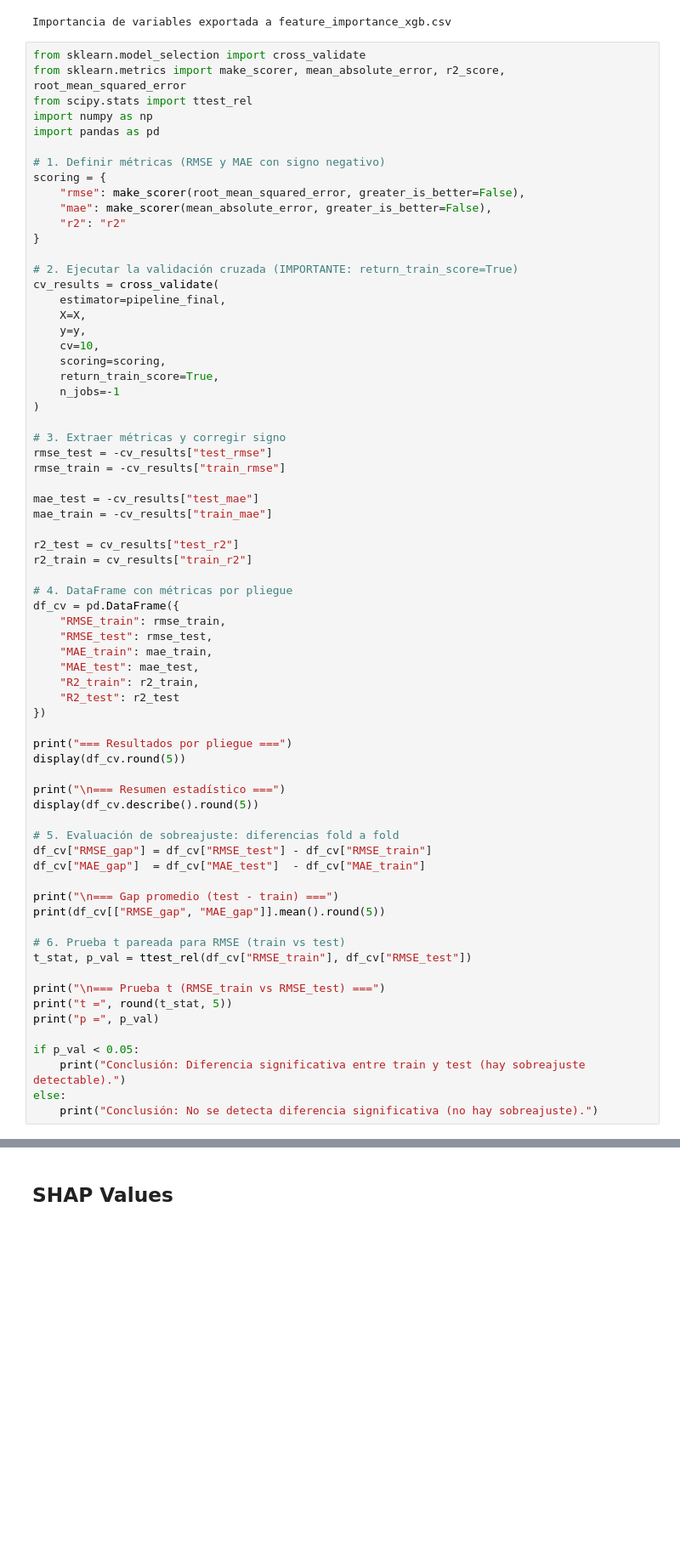
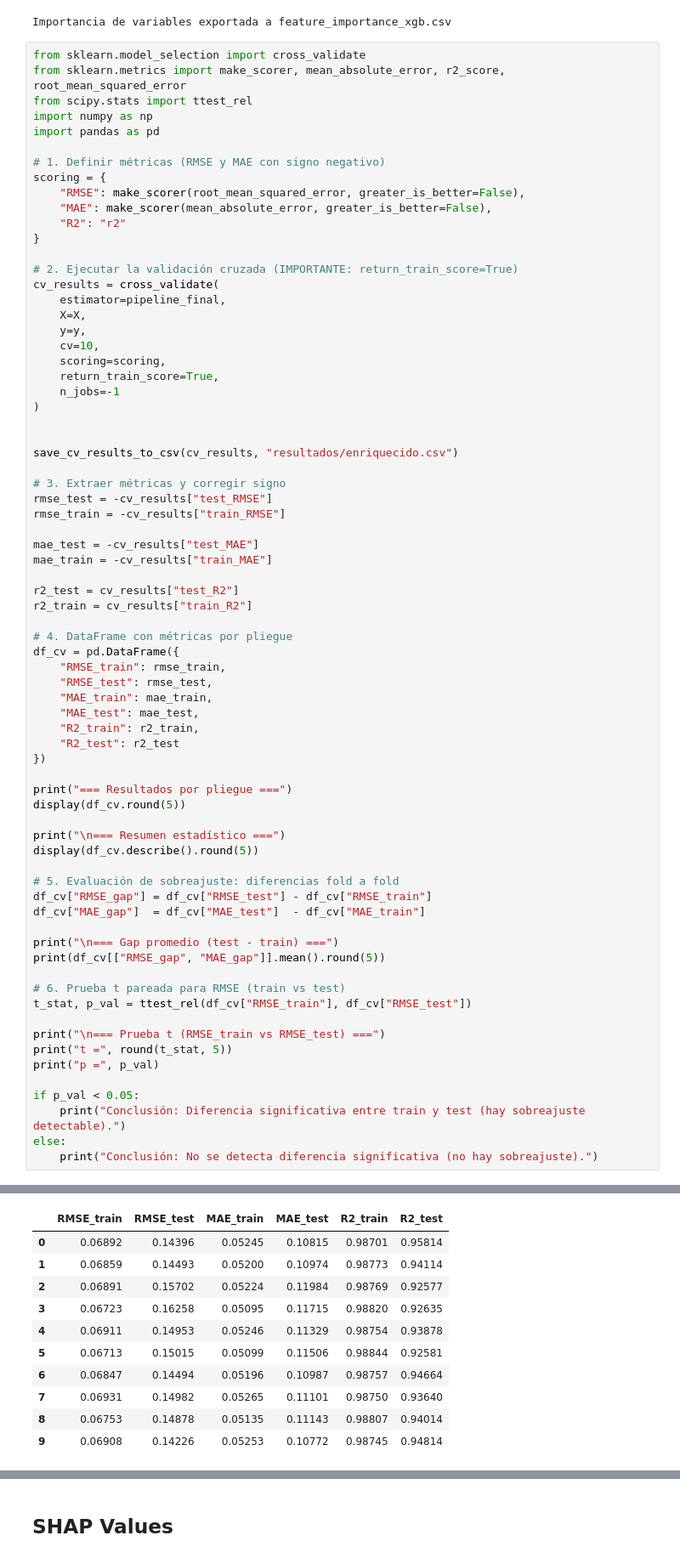
Before and after one commit to thordickinson/maestria-ia, a Jupyter notebook: analisis/notebooks/3.2.0_1.modelo_datos_aumentados.ipynb, the cells around one changed output, grey strips where cells are left out. Shown at 85% size. Saved outputs shown, nothing was run; the diff lists cells and outputs as text; blank space fills up the shorter version.

```diff
--- a/analisis/notebooks/3.2.0_1.modelo_datos_aumentados.ipynb
+++ b/analisis/notebooks/3.2.0_1.modelo_datos_aumentados.ipynb
@@ -418,9 +461,9 @@ import pandas as pd
 
 # 1. Definir métricas (RMSE y MAE con signo negativo)
 scoring = {
-    "rmse": make_scorer(root_mean_squared_error, greater_is_better=False),
-    "mae": make_scorer(mean_absolute_error, greater_is_better=False),
-    "r2": "r2"
+    "RMSE": make_scorer(root_mean_squared_error, greater_is_better=False),
+    "MAE": make_scorer(mean_absolute_error, greater_is_better=False),
+    "R2": "r2"
 }
 
 # 2. Ejecutar la validación cruzada (IMPORTANTE: return_train_score=True)
@@ -434,15 +477,18 @@ cv_results = cross_validate(
     n_jobs=-1
 )
 
+
+save_cv_results_to_csv(cv_results, "resultados/enriquecido.csv")
+
 # 3. Extraer métricas y corregir signo
-rmse_test = -cv_results["test_rmse"]
-rmse_train = -cv_results["train_rmse"]
+rmse_test = -cv_results["test_RMSE"]
+rmse_train = -cv_results["train_RMSE"]
 
-mae_test = -cv_results["test_mae"]
-mae_train = -cv_results["train_mae"]
+mae_test = -cv_results["test_MAE"]
+mae_train = -cv_results["train_MAE"]
 
-r2_test = cv_results["test_r2"]
-r2_train = cv_results["train_r2"]
+r2_test = cv_results["test_R2"]
+r2_train = cv_results["train_R2"]
 
 # 4. DataFrame con métricas por pliegue
 df_cv = pd.DataFrame({
@@ -498,0 +530,11 @@ Parameters: { "model__colsample_bytree", "model__gamma", "model__learning_rate",
+|  | RMSE_train | RMSE_test | MAE_train | MAE_test | R2_train | R2_test |
+| 0 | 0.06892 | 0.14396 | 0.05245 | 0.10815 | 0.98701 | 0.95814 |
+| 1 | 0.06859 | 0.14493 | 0.05200 | 0.10974 | 0.98773 | 0.94114 |
+| 2 | 0.06891 | 0.15702 | 0.05224 | 0.11984 | 0.98769 | 0.92577 |
+| 3 | 0.06723 | 0.16258 | 0.05095 | 0.11715 | 0.98820 | 0.92635 |
+| 4 | 0.06911 | 0.14953 | 0.05246 | 0.11329 | 0.98754 | 0.93878 |
+| 5 | 0.06713 | 0.15015 | 0.05099 | 0.11506 | 0.98844 | 0.92581 |
+| 6 | 0.06847 | 0.14494 | 0.05196 | 0.10987 | 0.98757 | 0.94664 |
+| 7 | 0.06931 | 0.14982 | 0.05265 | 0.11101 | 0.98750 | 0.93640 |
+| 8 | 0.06753 | 0.14878 | 0.05135 | 0.11143 | 0.98807 | 0.94014 |
+| 9 | 0.06908 | 0.14226 | 0.05253 | 0.10772 | 0.98745 | 0.94814 |
```
Also changed, not shown: parts of 7 cells of this notebook, 12 other files.
